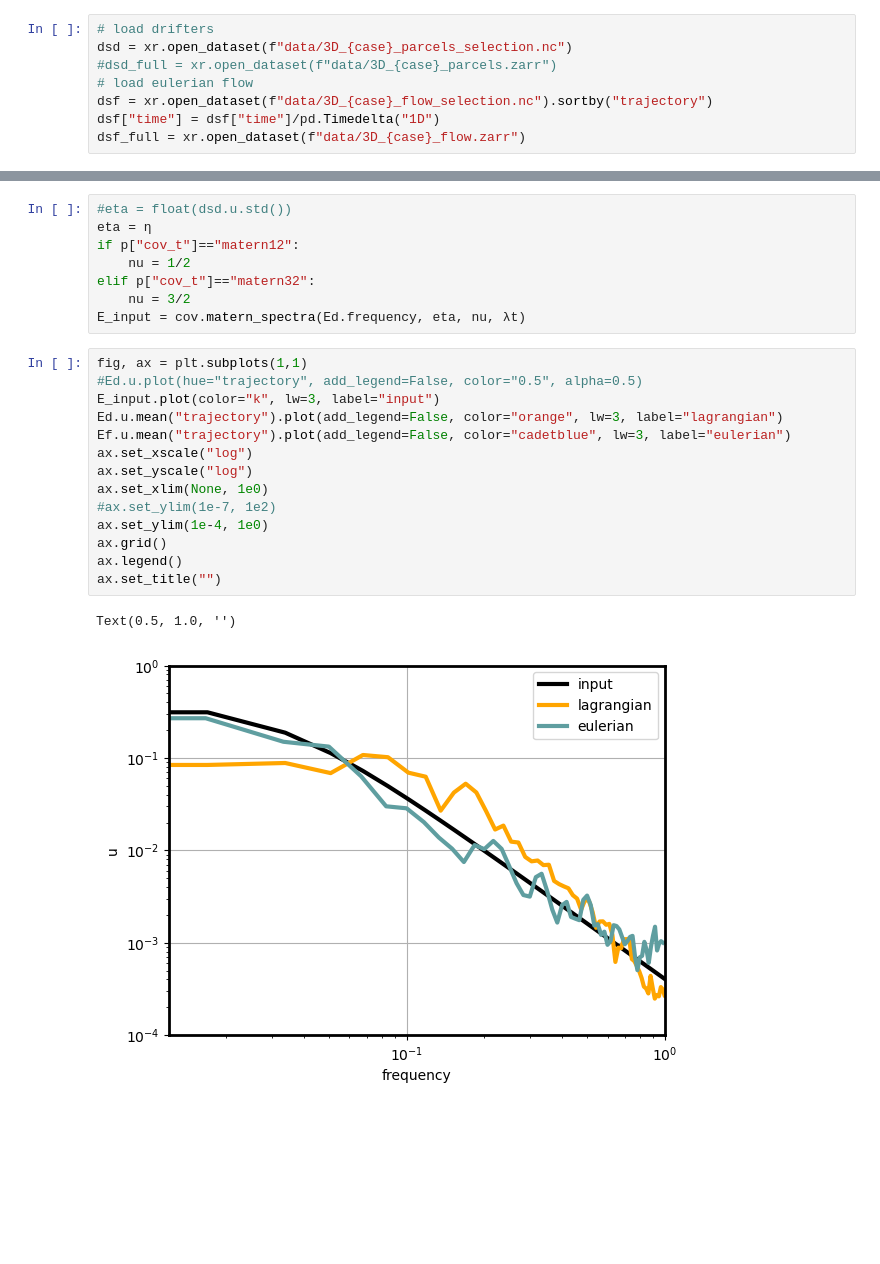
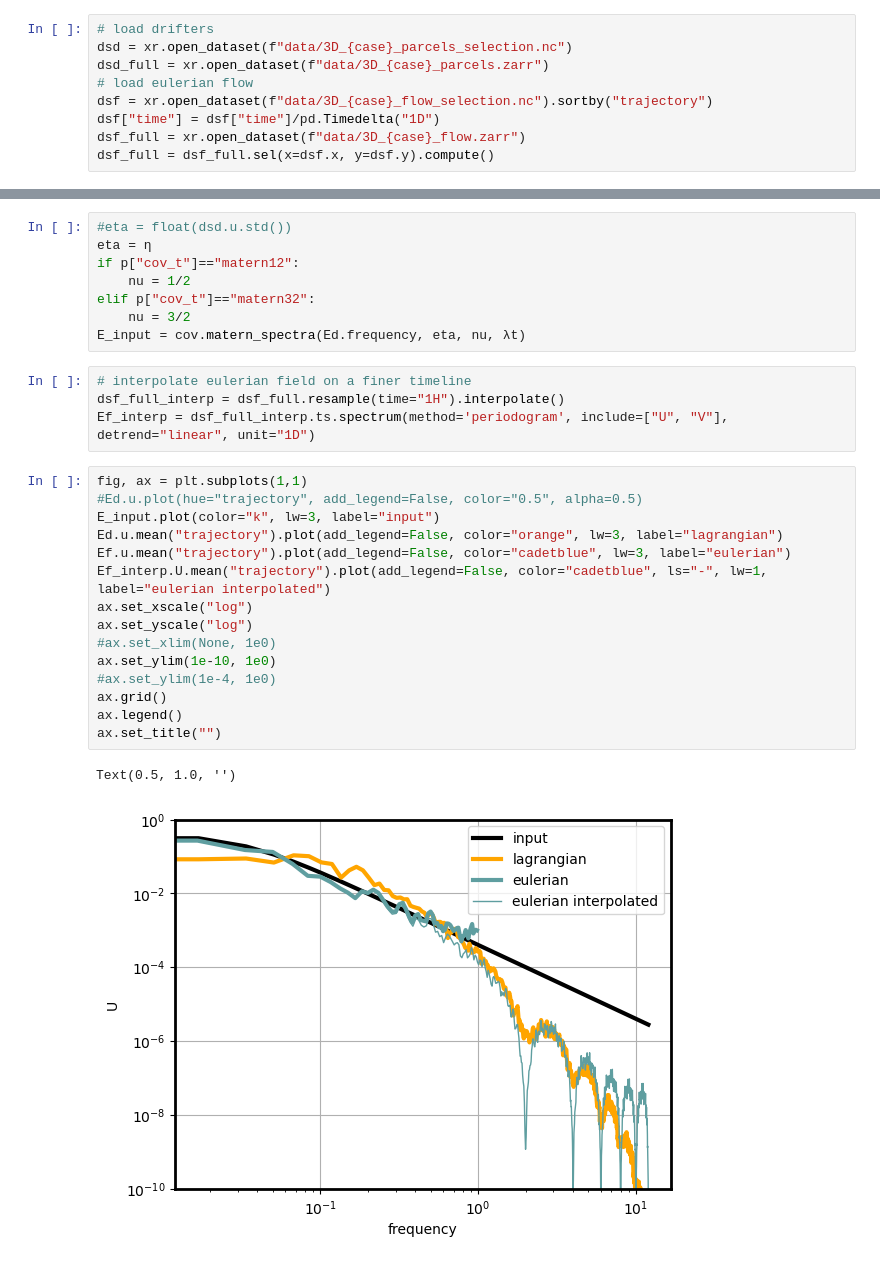
Before and after one commit to ahmaddroobi99/nwa, a Jupyter notebook: stats/drifter_3D_inference.ipynb, the cells around one changed output, grey strips where cells are left out. Drawn from its saved outputs; the diff is of its cells as text; blank space fills up the shorter version.

```diff
--- a/stats/drifter_3D_inference.ipynb
+++ b/stats/drifter_3D_inference.ipynb
@@ -24,11 +24,12 @@ case = "matern2_iso_matern12_pp_a0.0"
 # %%
 # load drifters
 dsd = xr.open_dataset(f"data/3D_{case}_parcels_selection.nc")
-#dsd_full = xr.open_dataset(f"data/3D_{case}_parcels.zarr")
+dsd_full = xr.open_dataset(f"data/3D_{case}_parcels.zarr")
 # load eulerian flow
 dsf = xr.open_dataset(f"data/3D_{case}_flow_selection.nc").sortby("trajectory")
 dsf["time"] = dsf["time"]/pd.Timedelta("1D")
 dsf_full = xr.open_dataset(f"data/3D_{case}_flow.zarr")
+dsf_full = dsf_full.sel(x=dsf.x, y=dsf.y).compute()
 # %%
 # problem parameters (need to be consistent with data generation notebook)
 
@@ -647,20 +648,25 @@ if p["cov_t"]=="matern12":
 elif p["cov_t"]=="matern32":
     nu = 3/2
 E_input = cov.matern_spectra(Ed.frequency, eta, nu, λt)
+# %%
+# interpolate eulerian field on a finer timeline
+dsf_full_interp = dsf_full.resample(time="1H").interpolate()
+Ef_interp = dsf_full_interp.ts.spectrum(method='periodogram', include=["U", "V"], detrend="linear", unit="1D")
 # %%
 fig, ax = plt.subplots(1,1)
 #Ed.u.plot(hue="trajectory", add_legend=False, color="0.5", alpha=0.5)
 E_input.plot(color="k", lw=3, label="input")
 Ed.u.mean("trajectory").plot(add_legend=False, color="orange", lw=3, label="lagrangian")
 Ef.u.mean("trajectory").plot(add_legend=False, color="cadetblue", lw=3, label="eulerian")
+Ef_interp.U.mean("trajectory").plot(add_legend=False, color="cadetblue", ls="-", lw=1, label="eulerian interpolated")
 ax.set_xscale("log")
 ax.set_yscale("log")
-ax.set_xlim(None, 1e0)
-#ax.set_ylim(1e-7, 1e2)
-ax.set_ylim(1e-4, 1e0)
+#ax.set_xlim(None, 1e0)
+ax.set_ylim(1e-10, 1e0)
+#ax.set_ylim(1e-4, 1e0)
 ax.grid()
 ax.legend()
 ax.set_title("")
 # %% [output]
 Text(0.5, 1.0, '')
-[figure, old version]
+[figure, new version]
```
Also changed, not shown: parts of 1 cell of this notebook, 4 other files.
